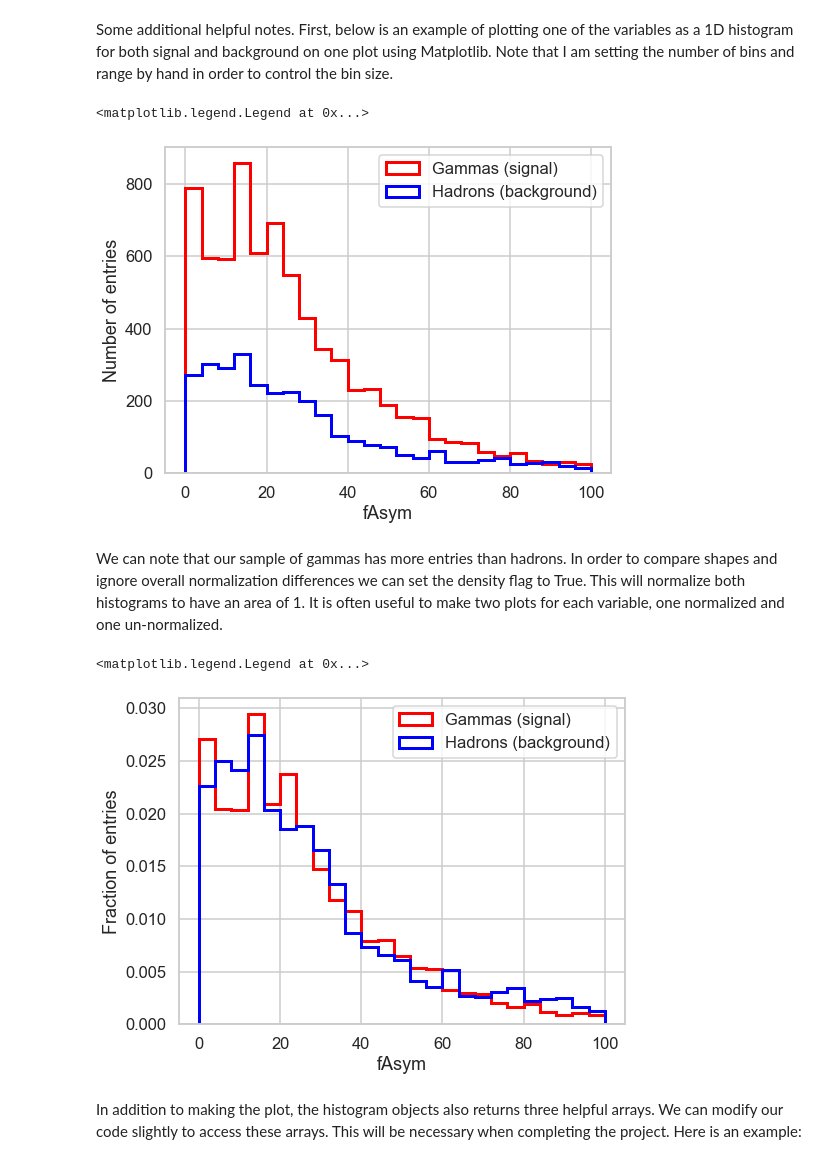
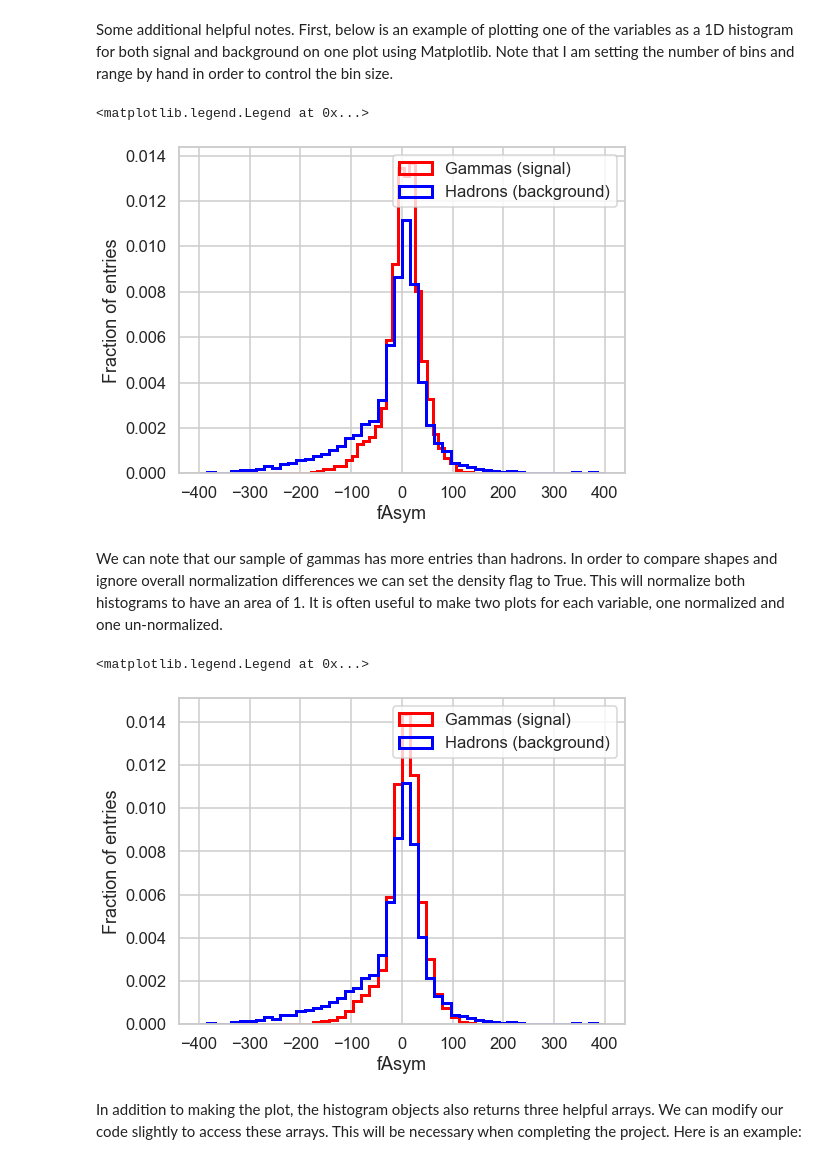
Before and after one commit to goodbyeskyharbor/PurdueNorthwest_PHYS308_ScientificComputing1, a Jupyter notebook: PHYS 309 Projects/PHYS 309 - 2022 Spring - Project 1 - Classifying MAGIC data by hand.ipynb, the cells around one changed output. Drawn from its saved outputs; the diff is of its cells as text; code cells hidden in the pictures.

```diff
--- a/PHYS 309 Projects/PHYS 309 - 2022 Spring - Project 1 - Classifying MAGIC data by hand.ipynb
+++ b/PHYS 309 Projects/PHYS 309 - 2022 Spring - Project 1 - Classifying MAGIC data by hand.ipynb
@@ -166,26 +166,26 @@ plt.show()
 Some additional helpful notes. First, below is an example of plotting one of the variables as a 1D histogram for both signal and background on one plot using Matplotlib. Note that I am setting the number of bins and range by hand in order to control the bin size.
 # %%
 plt.rcParams['figure.figsize'] = 8, 6
-plt.hist(df_gammas["fAsym"], bins=25, range=(0,100), density=False, histtype='step', lw=3, color = "red", label="Gammas (signal)")
-plt.hist(df_hadrons["fAsym"], bins=25, range=(0,100), density=False, histtype='step', lw=3, color = "blue", label="Hadrons (background)")
+plt.hist(df_gammas["fAsym"], bins=50,  density=True, histtype='step', lw=3, color = "red", label="Gammas (signal)")
+plt.hist(df_hadrons["fAsym"], bins=50, range=(-400,400), density=True, histtype='step', lw=3, color = "blue", label="Hadrons (background)")
 plt.xlabel("fAsym")
-plt.ylabel("Number of entries")
+plt.ylabel("Fraction of entries")
 plt.legend(loc='upper right')
 # %% [output]
 <matplotlib.legend.Legend at 0x...>
-[figure, old version]
+[figure, new version]
 # %% [markdown]
 We can note that our sample of gammas has more entries than hadrons. In order to compare shapes and ignore overall normalization differences we can set the density flag to True. This will normalize both histograms to have an area of 1. It is often useful to make two plots for each variable, one normalized and one un-normalized.
 # %%
 plt.rcParams['figure.figsize'] = 8, 6
-plt.hist(df_gammas["fAsym"], bins=25, range=(0,100), density=True, histtype='step', lw=3, color = "red", label="Gammas (signal)")
-plt.hist(df_hadrons["fAsym"], bins=25, range=(0,100), density=True, histtype='step', lw=3, color = "blue", label="Hadrons (background)")
+plt.hist(df_gammas["fAsym"], bins=50, range=(-400,400), density=True, histtype='step', lw=3, color = "red", label="Gammas (signal)")
+plt.hist(df_hadrons["fAsym"], bins=50, range=(-400,400), density=True, histtype='step', lw=3, color = "blue", label="Hadrons (background)")
 plt.xlabel("fAsym")
 plt.ylabel("Fraction of entries")
 plt.legend(loc='upper right')
 # %% [output]
 <matplotlib.legend.Legend at 0x...>
-[figure, old version]
+[figure, new version]
 # %% [markdown]
 In addition to making the plot, the histogram objects also returns three helpful arrays. We can modify our code slightly to access these arrays. This will be necessary when completing the project. Here is an example:
 # %%
```
Also changed, not shown: parts of 1 cell of this notebook, 1 other file.
